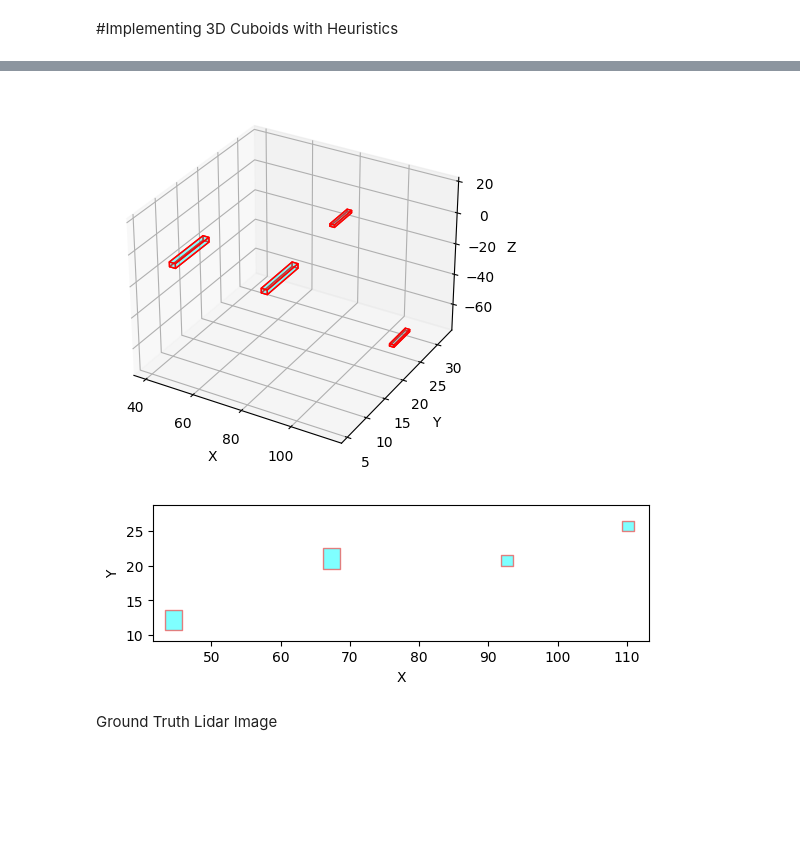
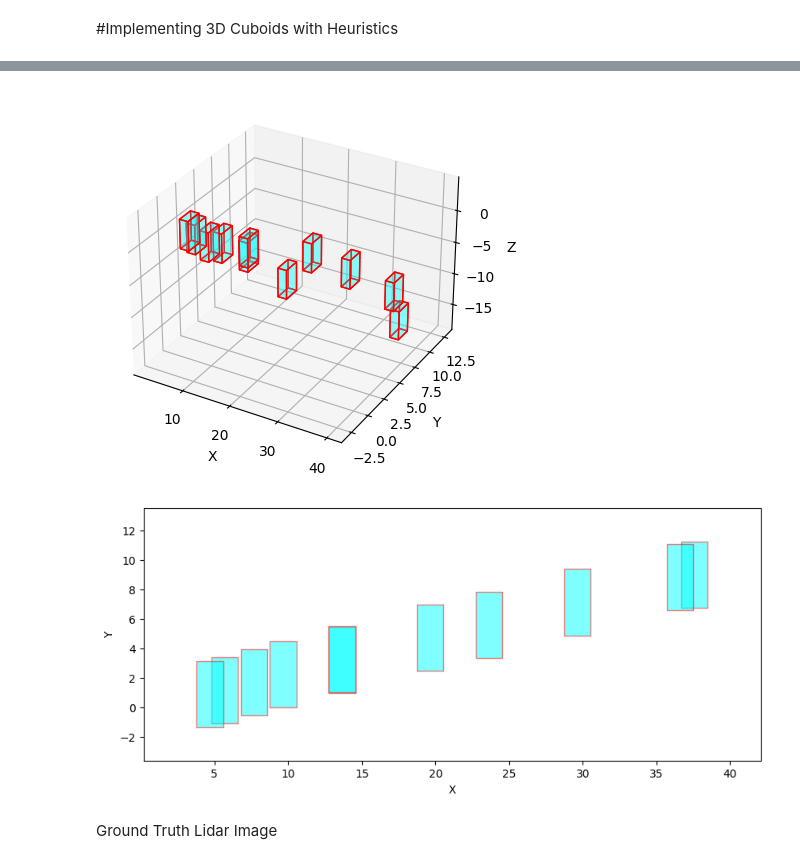
Before and after one commit to JessamineQ/3DObjectDetectionModel_LatitudeAI, a Jupyter notebook: 3D_Object_Detection_Model.ipynb, the cells around one changed output, grey strips where cells are left out. Saved outputs shown, nothing was run; the diff lists cells and outputs as text; code cells hidden in the pictures; blank space fills up the shorter version.

```diff
--- a/3D_Object_Detection_Model.ipynb
+++ b/3D_Object_Detection_Model.ipynb
@@ -81,9 +94,10 @@ import cv2
 nusc = NuScenes(version='v1.0-mini', dataroot='/data/sets/nuscenes', verbose=True)
 
 # Choose a sample (example using the first scene and first sample)
+sample_token = '3e8750f331d7499e9b5123e9eb70f2e2'
 scene = nusc.scene[0]
 first_sample_token = scene['first_sample_token']
-sample = nusc.sample[20]
+sample = nusc.get('sample', sample_token)
 
 # Get the front camera data from the sample
 cam_front_data = sample['data']['CAM_FRONT']
@@ -533,8 +587,8 @@ truck
 from mpl_toolkits.mplot3d.art3d import Poly3DCollection
 # Average dimensions for cars and trucks in meters (Width, Height, Length)
 average_dimensions = {
-    'car': (1.8, 1.5, 4.5),
-    'truck': (2.5, 3.0, 8.0)
+    'car': (1.8, 4.5, 1.5),
+    'truck': (2.5, 8.0, 3.0)
 }
 
 cuboids = []
@@ -596,13 +650,13 @@ def plot_multiple_cuboids(cuboids):
 
 plot_multiple_cuboids(cuboids)
 # %% [output]
-[figure, old version]
+[figure, new version]
 # %%
 from matplotlib.patches import Polygon
 from matplotlib.collections import PatchCollection
 
 def plot_multiple_cuboids_2d(cuboids):
-    fig, ax = plt.subplots()
+    fig, ax = plt.subplots(figsize=(10, 10))
 
     patches = []
 
@@ -613,33 +667,40 @@ def plot_multiple_cuboids_2d(cuboids):
         dy = length / 2
 
         vertices = np.array([
             [x_c - dx, y_c - dy],
             [x_c + dx, y_c - dy],
             [x_c + dx, y_c + dy],
             [x_c - dx, y_c + dy]
         ])
 
         polygon = Polygon(vertices, closed=True)
         patches.append(polygon)
 
     p = PatchCollection(patches, facecolor="cyan", edgecolor="r", alpha=0.5)
     ax.add_collection(p)
 
     all_x = [center[0] for center, _, _, _ in cuboids]
     all_y = [center[1] for center, _, _, _ in cuboids]
     max_dim = max([width for _, width, _, _ in cuboids] + [length for _, _, length, _ in cuboids])
 
     ax.set_xlim(min(all_x) - max_dim, max(all_x) + max_dim)
     ax.set_ylim(min(all_y) - max_dim, max(all_y) + max_dim)
 
     ax.set_xlabel('X')
     ax.set_ylabel('Y')
     ax.set_aspect('equal', 'box')
 
     plt.show()
 
 plot_multiple_cuboids_2d(cuboids)
+#plot w. width and length
+#add box/dot that represents autonomous vehicle
+#plot nuscenes ground truth cuboids and compare with generated 3d cuboids
+#nuscenes stops at 30m
+
+#orientation: use map prior lane markings/lines
+#
 # %% [output]
-[figure, old version]
+[figure, new version]
 # %% [markdown]
 Ground Truth Lidar Image
```
Also changed, not shown: parts of 33 cells of this notebook.
